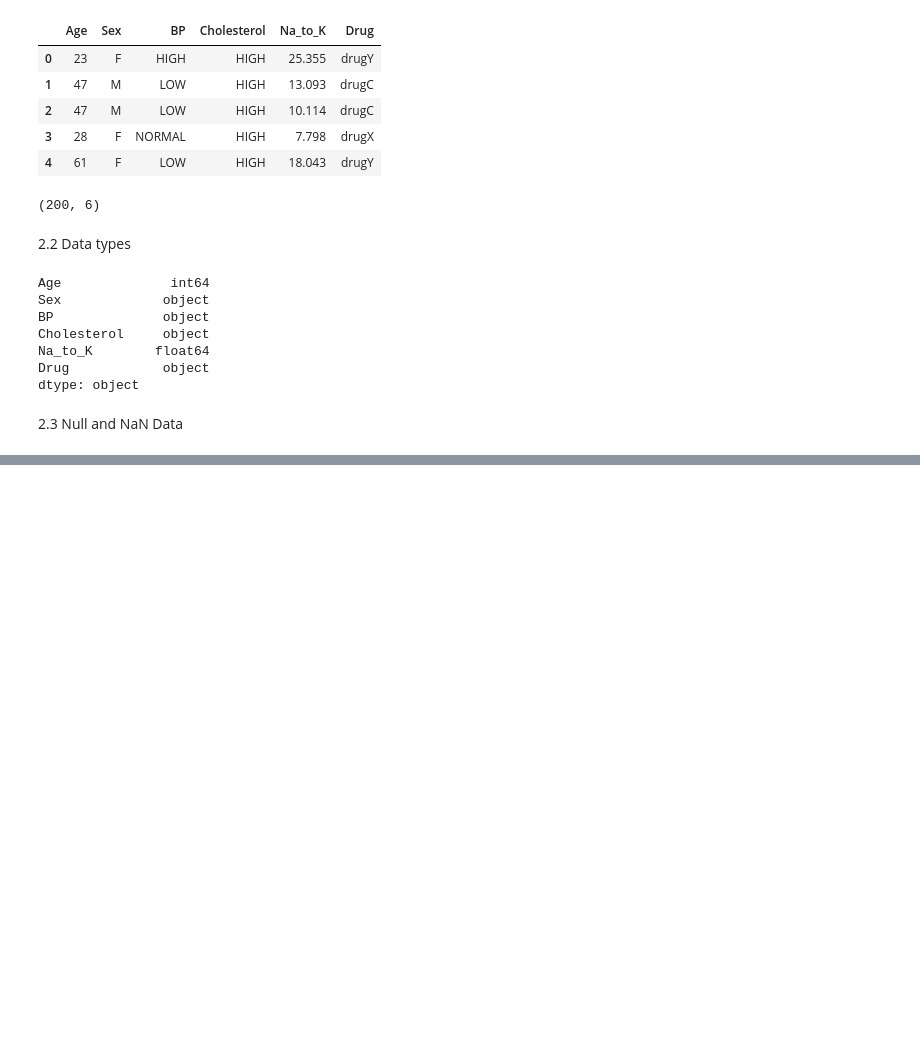
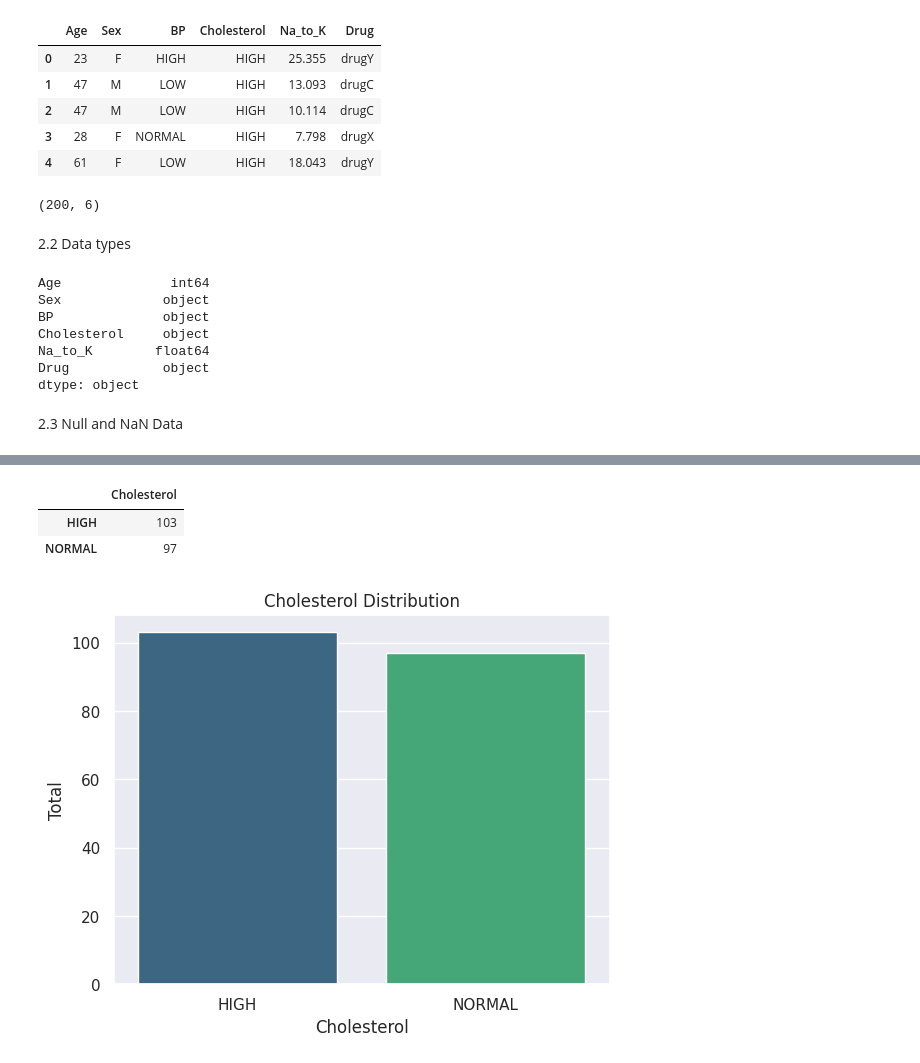
Before and after one commit to jash-ai/PYTHON, a Jupyter notebook: DRUG_CLASSIFICATION.ipynb, the cells around one changed output, grey strips where cells are left out. Drawn from its saved outputs; the diff is of its cells as text; code cells hidden in the pictures; blank space fills up the shorter version.

```diff
--- a/DRUG_CLASSIFICATION.ipynb
+++ b/DRUG_CLASSIFICATION.ipynb
@@ -87,0 +231,15 @@ dtype: object
+# %%
+df_drug.Cholesterol.value_counts().to_frame()
+# %% [output]
+|  | Cholesterol |
+| HIGH | 103 |
+| NORMAL | 97 |
+# %%
+sns.set_theme(style="darkgrid")
+sns.countplot(x="Cholesterol", data=df_drug, palette="viridis")
+plt.ylabel('Total')
+plt.xlabel('Cholesterol')
+plt.title('Cholesterol Distribution')
+plt.show()
+# %% [output]
+[figure, added]
```
Also changed, not shown: parts of 105 cells of this notebook.
